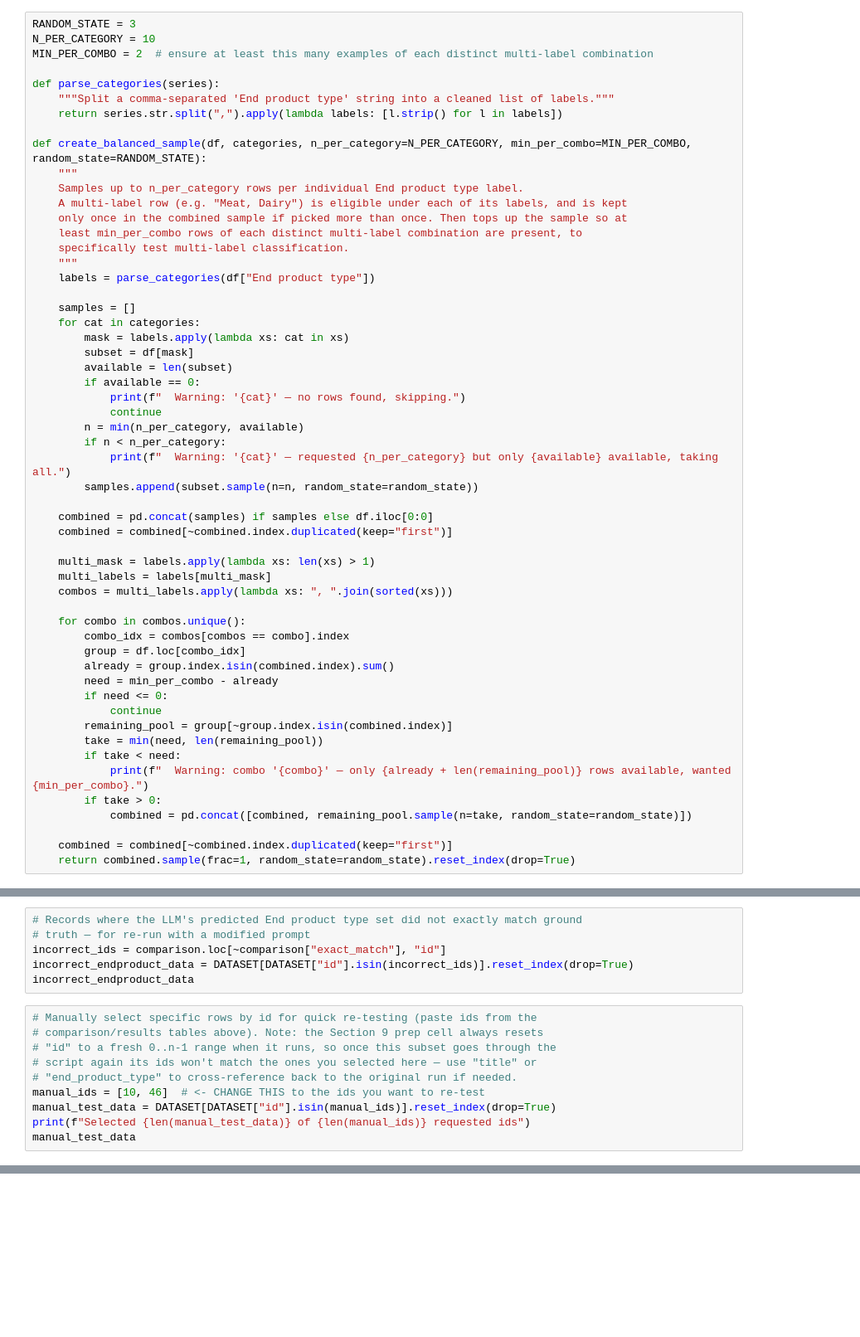
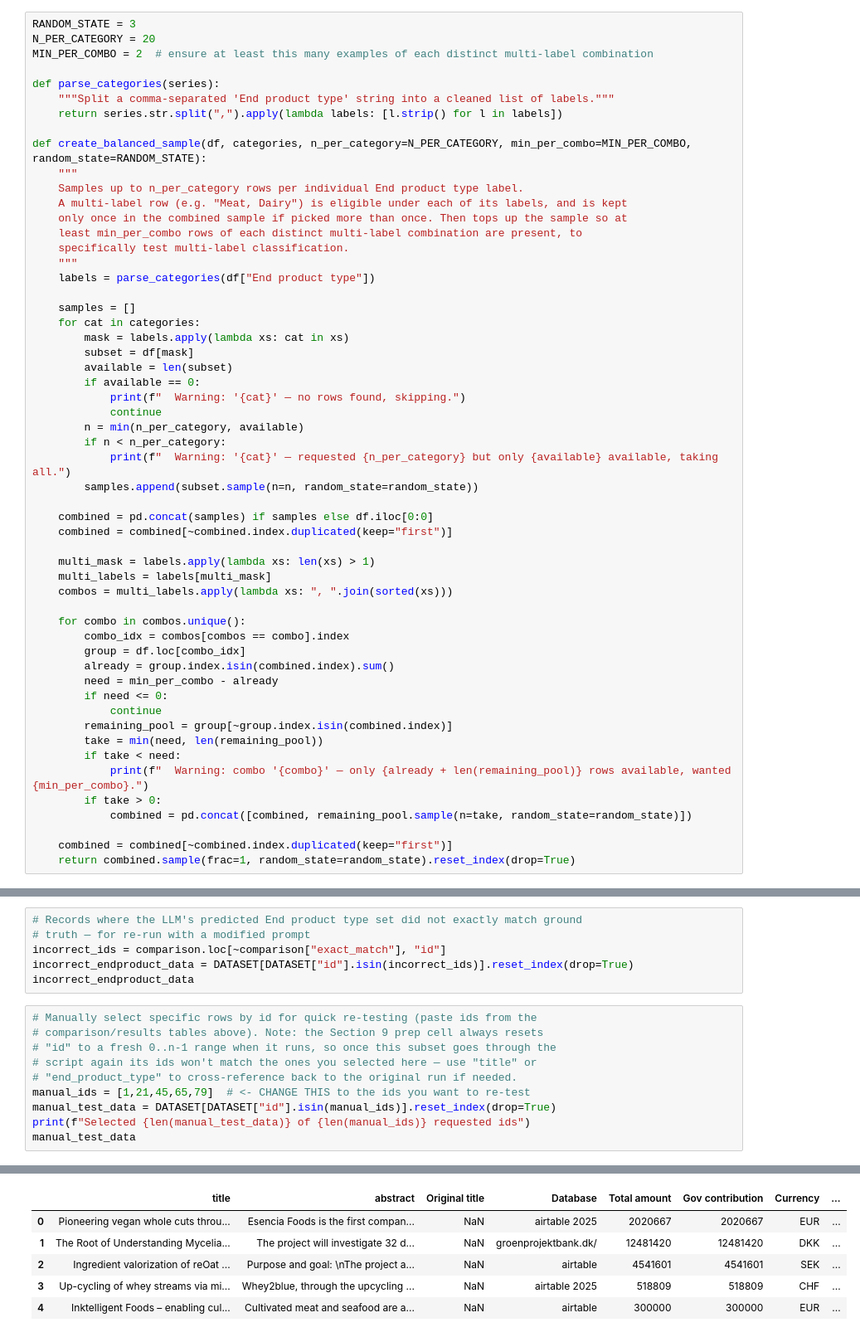
Before and after one commit to violah-fellow/SHEEP, a Jupyter notebook: Funding/grant_endproduct_testing.ipynb, the cells around one changed output, grey strips where cells are left out. Shown at 83% size. Saved outputs shown, nothing was run; the diff lists cells and outputs as text; blank space fills up the shorter version.

```diff
--- a/Funding/grant_endproduct_testing.ipynb
+++ b/Funding/grant_endproduct_testing.ipynb
@@ -97,7 +97,7 @@ breakdown
 | Sugar | 1 |
 # %%
 RANDOM_STATE = 3
-N_PER_CATEGORY = 10
+N_PER_CATEGORY = 20
 MIN_PER_COMBO = 2  # ensure at least this many examples of each distinct multi-label combination
 
 def parse_categories(series):
@@ -649,7 +683,8 @@ incorrect_endproduct_data
 # "id" to a fresh 0..n-1 range when it runs, so once this subset goes through the
 # script again its ids won't match the ones you selected here — use "title" or
 # "end_product_type" to cross-reference back to the original run if needed.
-manual_ids = [10, 46]  # <- CHANGE THIS to the ids you want to re-test
+manual_ids = [1,21,45,65,79]  # <- CHANGE THIS to the ids you want to re-test
 manual_test_data = DATASET[DATASET["id"].isin(manual_ids)].reset_index(drop=True)
 print(f"Selected {len(manual_test_data)} of {len(manual_ids)} requested ids")
 manual_test_data
+# %% [output]
@@ -655,0 +692,6 @@ manual_test_data
+|  | title | abstract | Original title | Database | Total amount | Gov contribution | Currency | ... |
+| 0 | Pioneering vegan whole cuts throu... | Esencia Foods is the first compan... | NaN | airtable 2025 | 2020667 | 2020667 | EUR | ... |
+| 1 | The Root of Understanding Mycelia... | The project will investigate 32 d... | NaN | groenprojektbank.dk/ | 12481420 | 12481420 | DKK | ... |
+| 2 | Ingredient valorization of reOat ... | Purpose and goal: \nThe project a... | NaN | airtable | 4541601 | 4541601 | SEK | ... |
+| 3 | Up-cycling of whey streams via mi... | Whey2blue, through the upcycling ... | NaN | airtable 2025 | 518809 | 518809 | CHF | ... |
+| 4 | Inktelligent Foods – enabling cul... | Cultivated meat and seafood are a... | NaN | airtable | 300000 | 300000 | EUR | ... |
```
Also changed, not shown: parts of 9 cells of this notebook, 10 other files.
